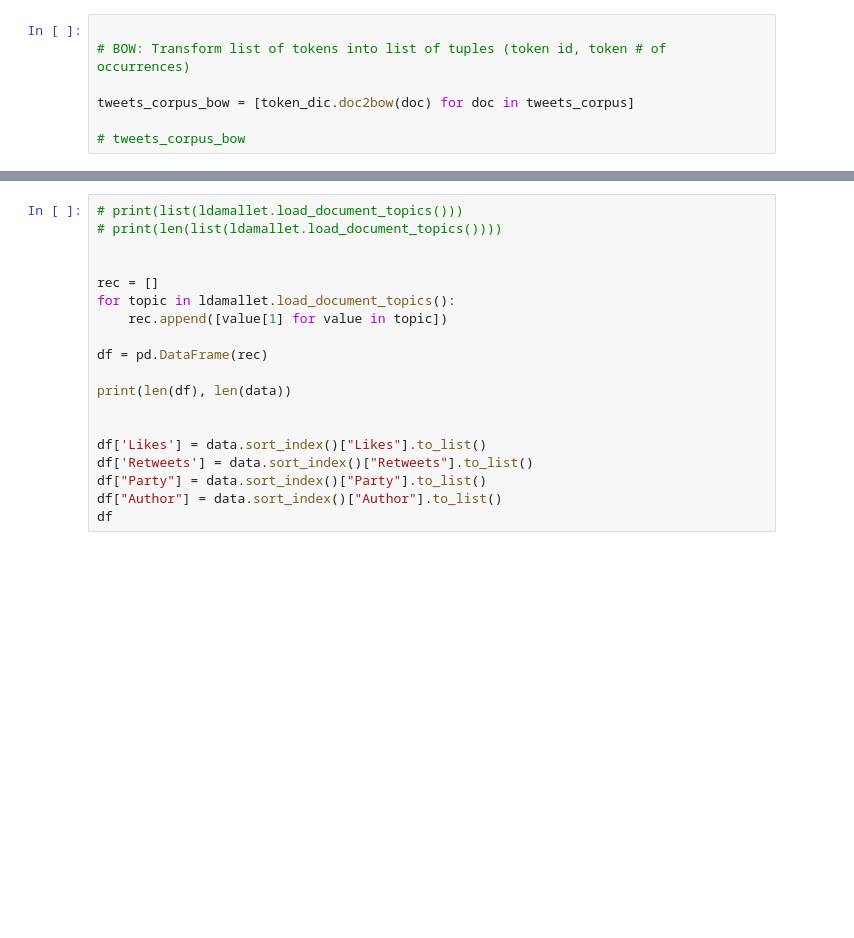
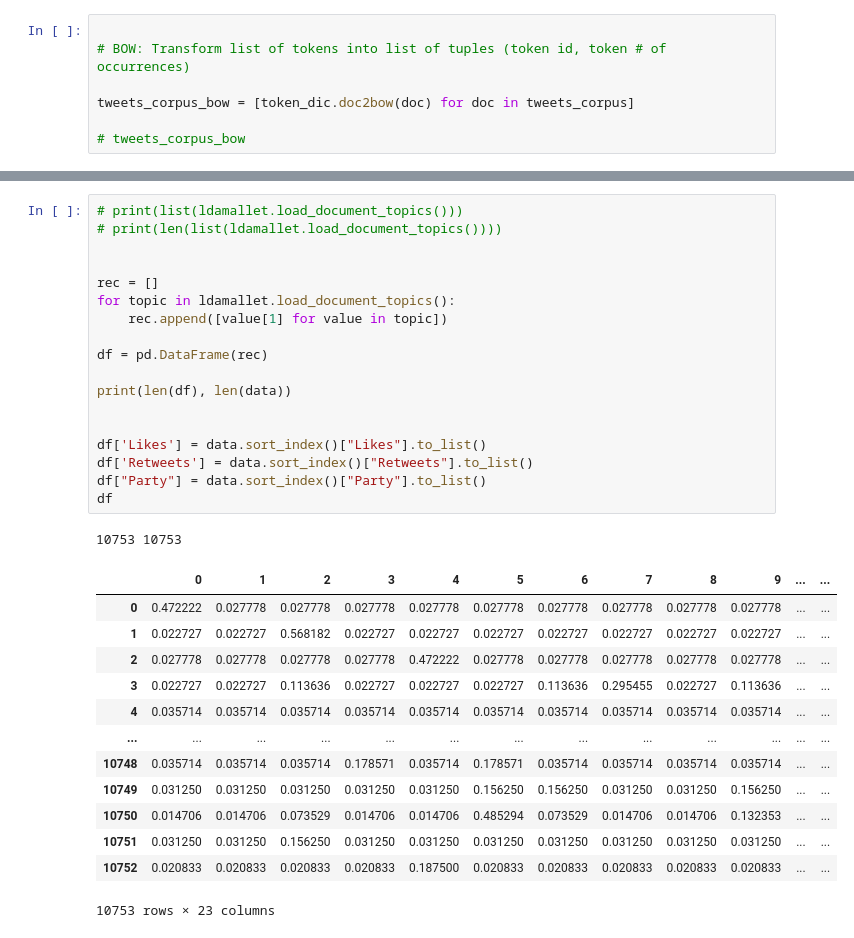
Before and after one commit to saizk/NLP-with-Spanish-Politicians-Tweets, a Jupyter notebook: data_analysis.ipynb, the cells around one changed output, grey strips where cells are left out. Drawn from its saved outputs; the diff is of its cells as text; blank space fills up the shorter version.

```diff
--- a/data_analysis.ipynb
+++ b/data_analysis.ipynb
@@ -321,19 +297,33 @@ IndexError: index 10 is out of bounds for axis 0 with size 10
 # %%
 # print(list(ldamallet.load_document_topics()))
 # print(len(list(ldamallet.load_document_topics())))
 
 
 rec = []
 for topic in ldamallet.load_document_topics():
     rec.append([value[1] for value in topic])
 
 df = pd.DataFrame(rec)
 
 print(len(df), len(data))
 
 
 df['Likes'] = data.sort_index()["Likes"].to_list()
 df['Retweets'] = data.sort_index()["Retweets"].to_list()
 df["Party"] = data.sort_index()["Party"].to_list()
-df["Author"] = data.sort_index()["Author"].to_list()
 df
+# %% [output]
+10753 10753
+|  | 0 | 1 | 2 | 3 | 4 | 5 | 6 | 7 | 8 | 9 | ... | ... |
+| 0 | 0.472222 | 0.027778 | 0.027778 | 0.027778 | 0.027778 | 0.027778 | 0.027778 | 0.027778 | 0.027778 | 0.027778 | ... | ... |
+| 1 | 0.022727 | 0.022727 | 0.568182 | 0.022727 | 0.022727 | 0.022727 | 0.022727 | 0.022727 | 0.022727 | 0.022727 | ... | ... |
+| 2 | 0.027778 | 0.027778 | 0.027778 | 0.027778 | 0.472222 | 0.027778 | 0.027778 | 0.027778 | 0.027778 | 0.027778 | ... | ... |
+| 3 | 0.022727 | 0.022727 | 0.113636 | 0.022727 | 0.022727 | 0.022727 | 0.113636 | 0.295455 | 0.022727 | 0.113636 | ... | ... |
+| 4 | 0.035714 | 0.035714 | 0.035714 | 0.035714 | 0.035714 | 0.035714 | 0.035714 | 0.035714 | 0.035714 | 0.035714 | ... | ... |
+| ... | ... | ... | ... | ... | ... | ... | ... | ... | ... | ... | ... | ... |
+| 10748 | 0.035714 | 0.035714 | 0.035714 | 0.178571 | 0.035714 | 0.178571 | 0.035714 | 0.035714 | 0.035714 | 0.035714 | ... | ... |
+| 10749 | 0.031250 | 0.031250 | 0.031250 | 0.031250 | 0.031250 | 0.156250 | 0.156250 | 0.031250 | 0.031250 | 0.156250 | ... | ... |
+| 10750 | 0.014706 | 0.014706 | 0.073529 | 0.014706 | 0.014706 | 0.485294 | 0.073529 | 0.014706 | 0.014706 | 0.132353 | ... | ... |
+| 10751 | 0.031250 | 0.031250 | 0.156250 | 0.031250 | 0.031250 | 0.031250 | 0.031250 | 0.031250 | 0.031250 | 0.031250 | ... | ... |
+| 10752 | 0.020833 | 0.020833 | 0.020833 | 0.020833 | 0.187500 | 0.020833 | 0.020833 | 0.020833 | 0.020833 | 0.020833 | ... | ... |
+10753 rows × 23 columns
```
Also changed, not shown: parts of 13 cells of this notebook.
